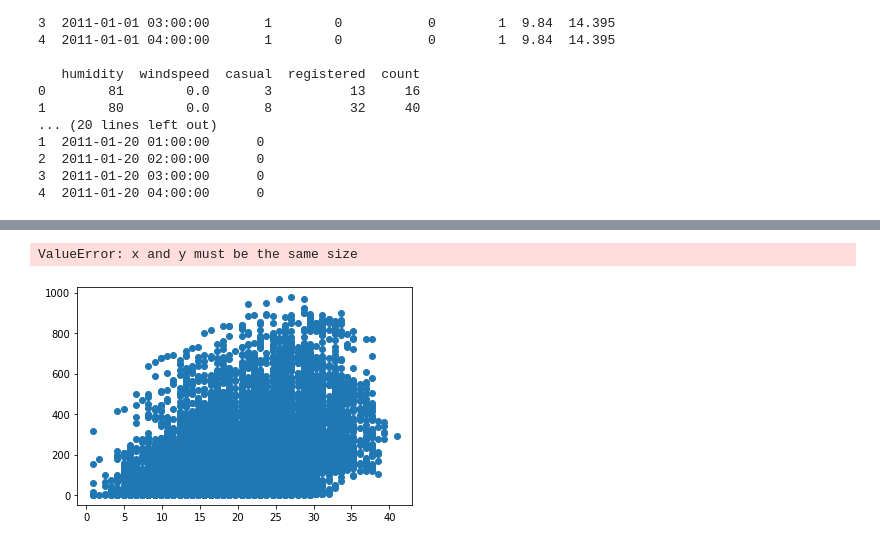
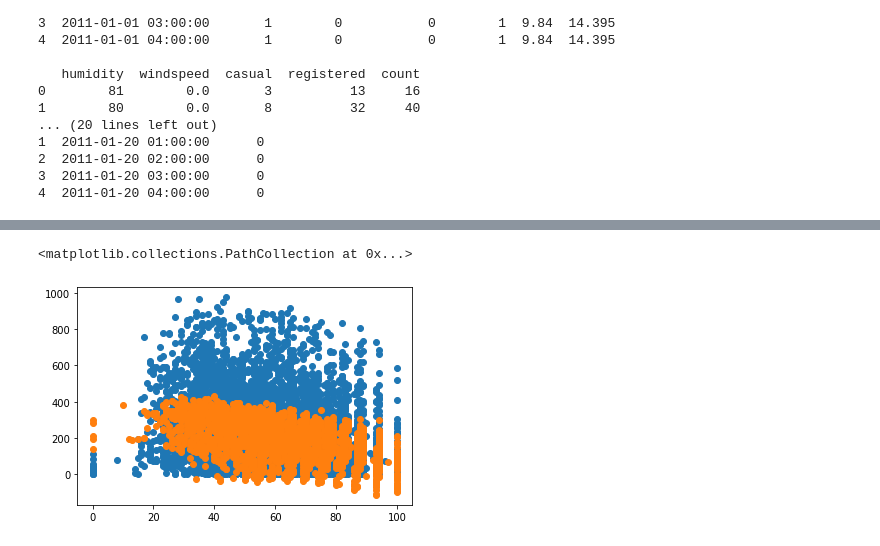
Before and after one commit to minsung6333/AIFEL_Quest, a Jupyter notebook: Exploration_01/2-2.Project 2.ipynb, the cells around one changed output, grey strips where cells are left out. Drawn from its saved outputs; the diff is of its cells as text; code cells hidden in the pictures.

```diff
--- a/Exploration_01/2-2.Project 2.ipynb
+++ b/Exploration_01/2-2.Project 2.ipynb
@@ -92,9 +85,6 @@ test_data = pd.get_dummies(test_data, columns=['weather'], prefix='weather')
 train_data = pd.get_dummies(train_data, columns=['season'], prefix='season')
 test_data = pd.get_dummies(test_data, columns=['season'], prefix='season')
 
-train_data = pd.get_dummies(train_data, columns=['hour'], prefix='hour')
-test_data = pd.get_dummies(test_data, columns=['hour'], prefix='hour')
-
 # check the data
 print(train_data.head())
 print(test_data.head())
@@ -145,12 +135,13 @@ print(test_data.head())
 # %%
 # set count column - labeling
 # set X_train
-y_train = train_data['count'].values
-X_train = train_data.drop(['count'], axis=1).values
+y = train_data['count'].values
+X = train_data.drop(['count'], axis=1).values
 
-# set X_test & y_test
-X_test  = test_data.values
-y_test = test_data_y['count'].values
+
+from sklearn.model_selection import train_test_split
+
+X_train, X_test, y_train, y_test = train_test_split(X, y, test_size=0.25)
 # %%
 from sklearn.linear_model import LinearRegression
 
@@ -171,6 +176,7 @@ MSE : 60077.767 / RMSE : 245.108
 # %%
-plt.scatter(train_data['temp'], y_train, label='true')
-plt.scatter(train_data['temp'], predictions, label='pred')
+#data visualization
+plt.scatter(X_train[:, 4], y_train, label='true')
+plt.scatter(X_test[:, 4], predictions, label='pred')
 # %% [output]
-ValueError: x and y must be the same size
+<matplotlib.collections.PathCollection at 0x...>
-[figure, old version]
+[figure, new version]
```
Also changed, not shown: parts of 7 cells of this notebook.
